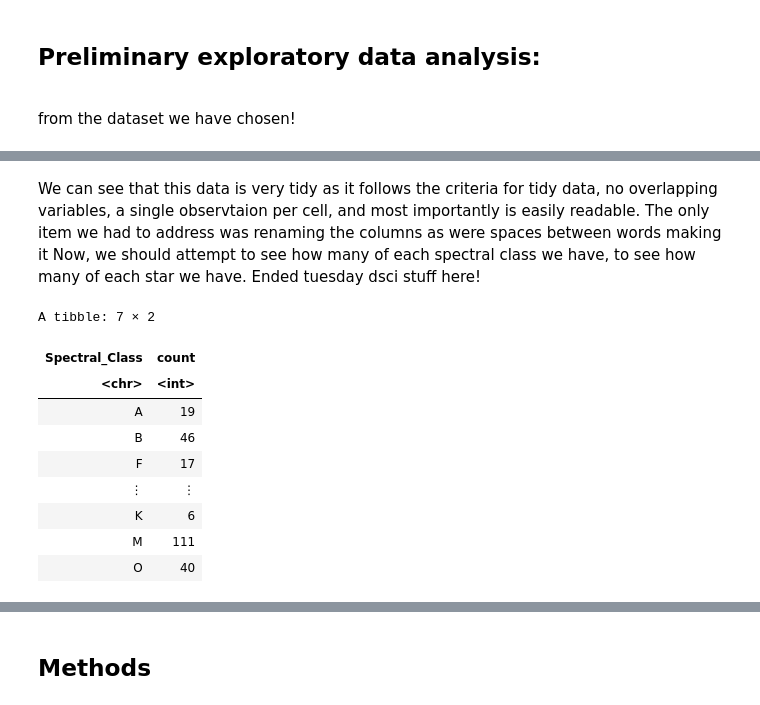
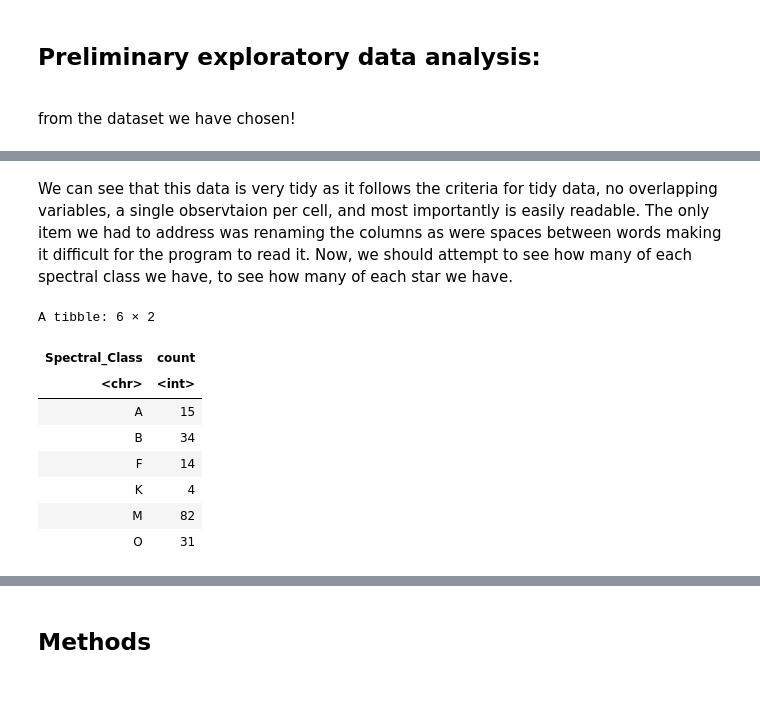
Before and after one commit to zackpeachell/DSCI-100-group-008-05-w12023, a Jupyter notebook: Group_proposal.ipynb, the cells around one changed output, grey strips where cells are left out. Drawn from its saved outputs; the diff is of its cells as text; code cells hidden in the pictures.

```diff
--- a/Group_proposal.ipynb
+++ b/Group_proposal.ipynb
@@ -41,13 +43,27 @@ ERROR: Error in file(filename, "r", encoding = encoding): cannot open the connec
 # %%
+
+
 read_star <- read_csv("DATA/6 class csv.csv")
+
 #these columns need renames
 
 name_star <- read_star|>
                 rename("Star_type" = "Star type")|>
-                rename("Temperature_(K)" = "Temperature (K)")|>
+                rename("Temperature_K" = "Temperature (K)")|>
                 rename("Star_color" = "Star color")|>
-                rename("Spectral_Class" = "Spectral Class")
+                rename("Spectral_Class" = "Spectral Class")|>
+                rename("Luminosity_ratio" = "Luminosity(L/Lo)")|>
+                rename("Radius_ratio" = "Radius(R/Ro)")|>
+                rename("Absolute_magnitude_Mv" = "Absolute magnitude(Mv)")|>
+                filter(Spectral_Class != "NA")
 name_star
+
+set.seed(2023) #check this I think you need a specific seed
+
+split_star <- initial_split(name_star, prop = 0.75, strata = Star_type)
+train_star <- training(split_star)
+test_star <- testing(split_star)
+train_star
 # %% [output]
 Rows: 240 Columns: 7
 ── Column specification ────────────────────────────────────────────────────────
@@ -70,18 +96,18 @@ A spec_tbl_df: 240 × 7
 # %% [markdown]
-We can see that this data is very tidy as it follows the criteria for tidy data, no overlapping variables, a single observtaion per cell, and most importantly is easily readable. The only item we had to address was renaming the columns as were spaces between words making it  Now, we should attempt to see how many of each spectral class we have, to see how many of each star we have. Ended tuesday dsci stuff here!
+We can see that this data is very tidy as it follows the criteria for tidy data, no overlapping variables, a single observtaion per cell, and most importantly is easily readable. The only item we had to address was renaming the columns as were spaces between words making it difficult for the program to read it. Now, we should attempt to see how many of each spectral class we have, to see how many of each star we have.
 # %%
-star_counted <- name_star|>
+#analyzing our training data
+star_counted <- train_star|>
                 group_by(Spectral_Class)|>
                 summarize(count = n())
 star_counted
 # %% [output]
-A tibble: 7 × 2
+A tibble: 6 × 2
 | Spectral_Class | count |
 | <chr> | <int> |
-| A | 19 |
-| B | 46 |
-| F | 17 |
-| ⋮ | ⋮ |
-| K | 6 |
-| M | 111 |
-| O | 40 |
+| A | 15 |
+| B | 34 |
+| F | 14 |
+| K | 4 |
+| M | 82 |
+| O | 31 |
```
Also changed, not shown: parts of 7 cells of this notebook.
